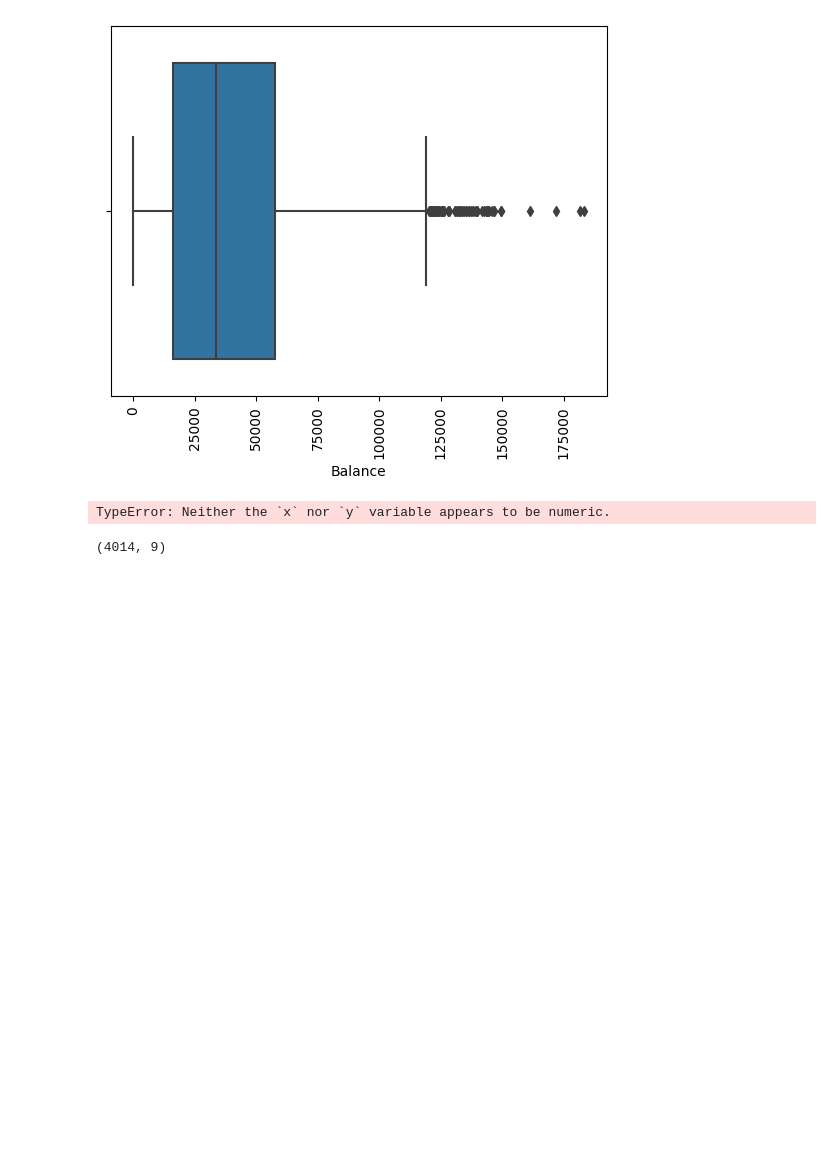
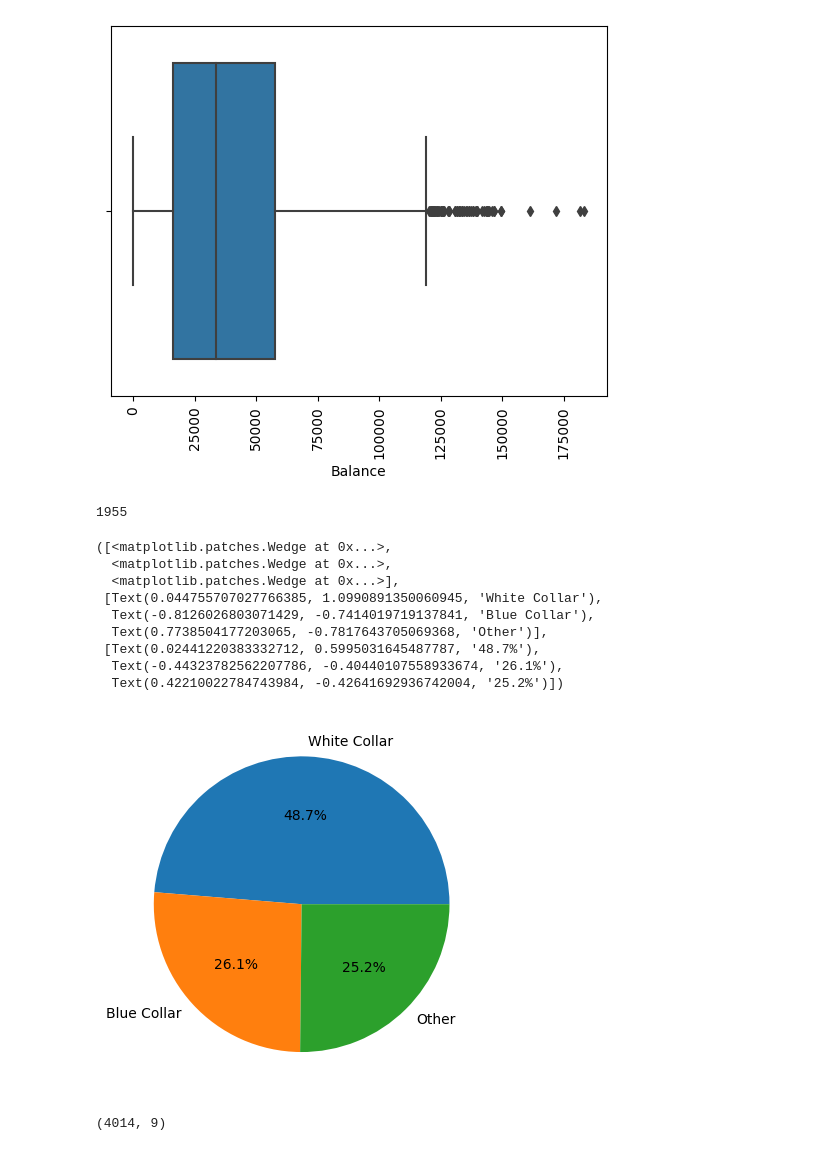
Before and after one commit to Star-cj/UK_customer, a Jupyter notebook: uk_bank.ipynb, the cells around one changed output. Cells and saved outputs as stored; diff of their text form; code cells hidden in the pictures; blank space fills up the shorter version.

```diff
--- a/uk_bank.ipynb
+++ b/uk_bank.ipynb
@@ -23,10 +24,29 @@ plt.xticks(rotation=90)
 plt.show()
 # %% [output]
 [figure]
-# %%
-sns.violinplot(x=df["Job Classification"], y=df["Job Classification"],palette='Blues')
-# %% [output]
-TypeError: Neither the `x` nor `y` variable appears to be numeric.
+# %%
+job_white=df[(df["Job Classification"])=='White Collar'].count()
+job_blue=df[(df["Job Classification"])=='Blue Collar'].count()
+job_other=df[(df["Job Classification"])=='Other'].count()
+
+job_white["Job Classification"]
+# %% [output]
+1955
+# %%
+vx=[job_white["Job Classification"],job_blue["Job Classification"],job_other["Job Classification"]]
+vl=['White Collar','Blue Collar','Other']
+plt.pie(vx,labels=vl,autopct='%1.1f%%')
+# %% [output]
+([<matplotlib.patches.Wedge at 0x...>,
+  <matplotlib.patches.Wedge at 0x...>,
+  <matplotlib.patches.Wedge at 0x...>],
+ [Text(0.044755707027766385, 1.0990891350060945, 'White Collar'),
+  Text(-0.8126026803071429, -0.7414019719137841, 'Blue Collar'),
+  Text(0.7738504177203065, -0.7817643705069368, 'Other')],
+ [Text(0.02441220383332712, 0.5995031645487787, '48.7%'),
+  Text(-0.44323782562207786, -0.40440107558933674, '26.1%'),
+  Text(0.42210022784743984, -0.42641692936742004, '25.2%')])
+[figure, added]
 # %%
 df.shape
 # %% [output]
```
Also changed, not shown: parts of 3 cells of this notebook.
